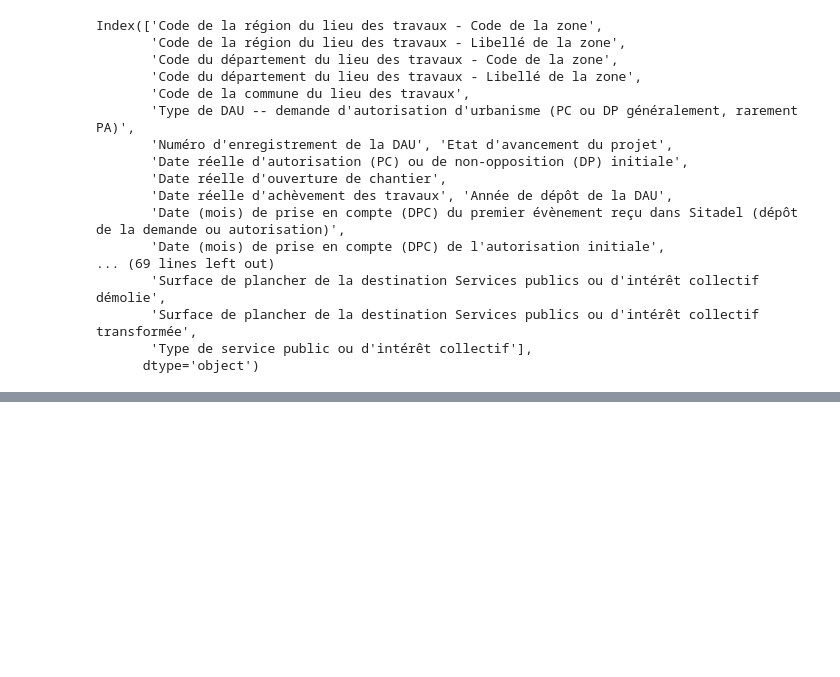
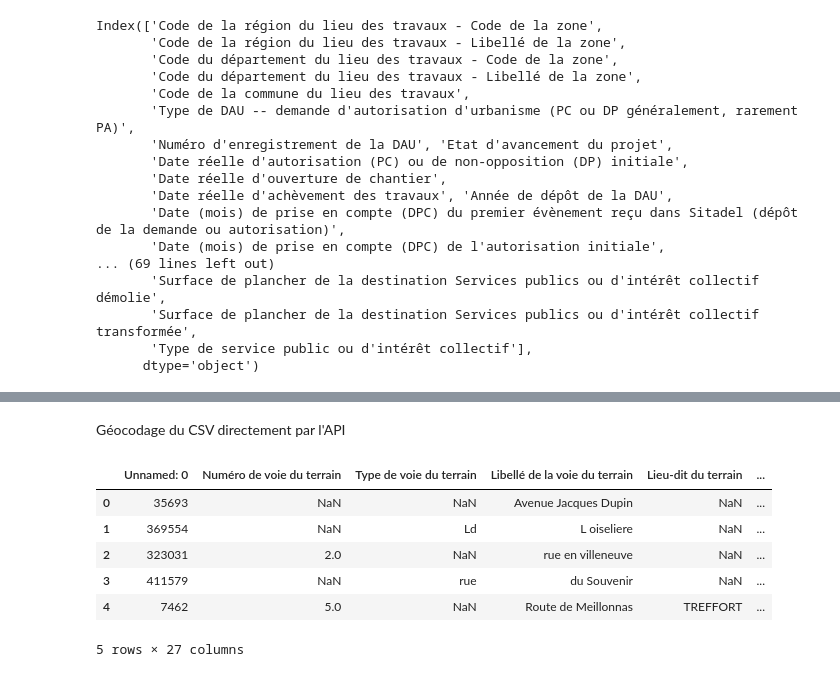
Before and after one commit to m-ligeret/price-signals-construction-activity, a Jupyter notebook: exploration_construction_non_résidentiel.ipynb, the cells around one changed output, grey strips where cells are left out. Drawn from its saved outputs; the diff is of its cells as text; code cells hidden in the pictures; blank space fills up the shorter version.

```diff
--- a/exploration_construction_non_résidentiel.ipynb
+++ b/exploration_construction_non_résidentiel.ipynb
@@ -53,0 +90,2 @@ Harmoniser les adresses au même format que le fichier (format à chercher, il d
+# %% [markdown]
+Géocodage du CSV directement par l'API
@@ -53,0 +108,15 @@ Harmoniser les adresses au même format que le fichier (format à chercher, il d
+# %%
+if response.status_code == 200:
+    with open('test_geocode.csv', 'wb') as f:
+        f.write(response.content)
+
+df_result = pd.read_csv('test_geocode.csv')
+df_result.head()
+# %% [output]
+|  | Unnamed: 0 | Numéro de voie du terrain | Type de voie du terrain | Libellé de la voie du terrain | Lieu-dit du terrain | ... |
+| 0 | 35693 | NaN | NaN | Avenue Jacques Dupin | NaN | ... |
+| 1 | 369554 | NaN | Ld | L oiseliere | NaN | ... |
+| 2 | 323031 | 2.0 | NaN | rue en villeneuve | NaN | ... |
+| 3 | 411579 | NaN | rue | du Souvenir | NaN | ... |
+| 4 | 7462 | 5.0 | NaN | Route de Meillonnas | TREFFORT | ... |
+5 rows × 27 columns
```
Also changed, not shown: parts of 15 cells of this notebook, 3 other files.
